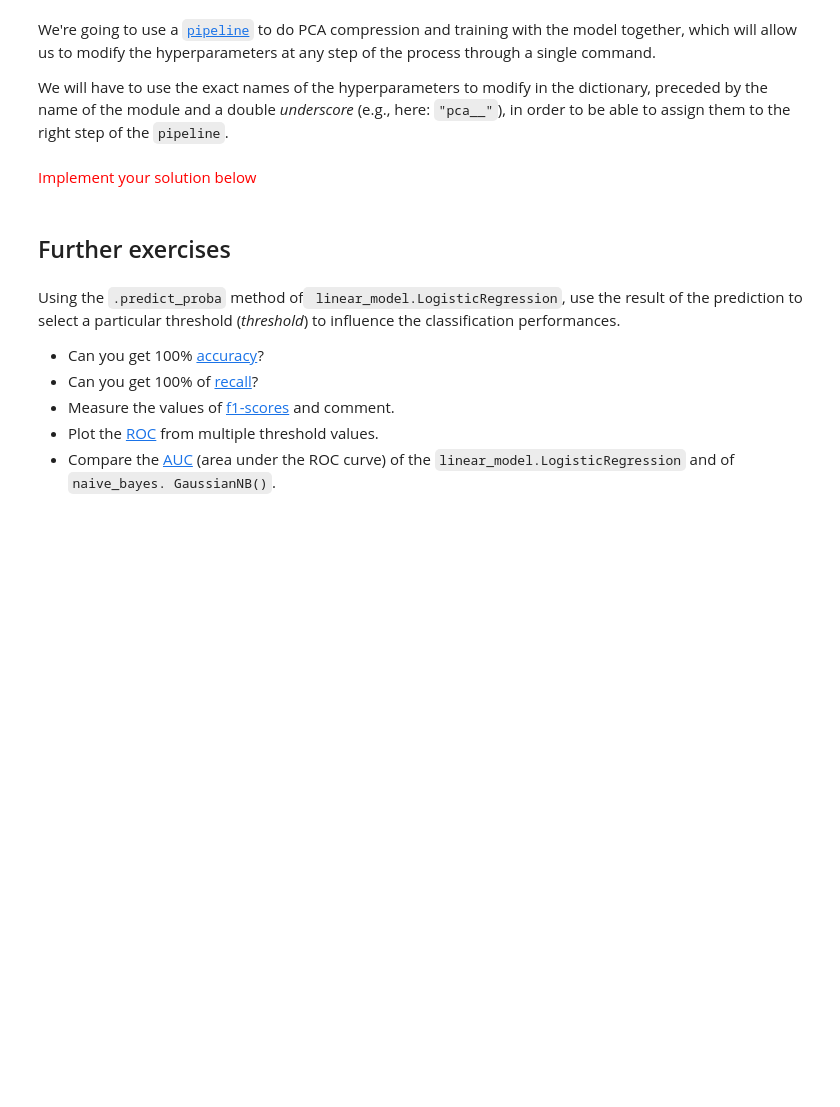
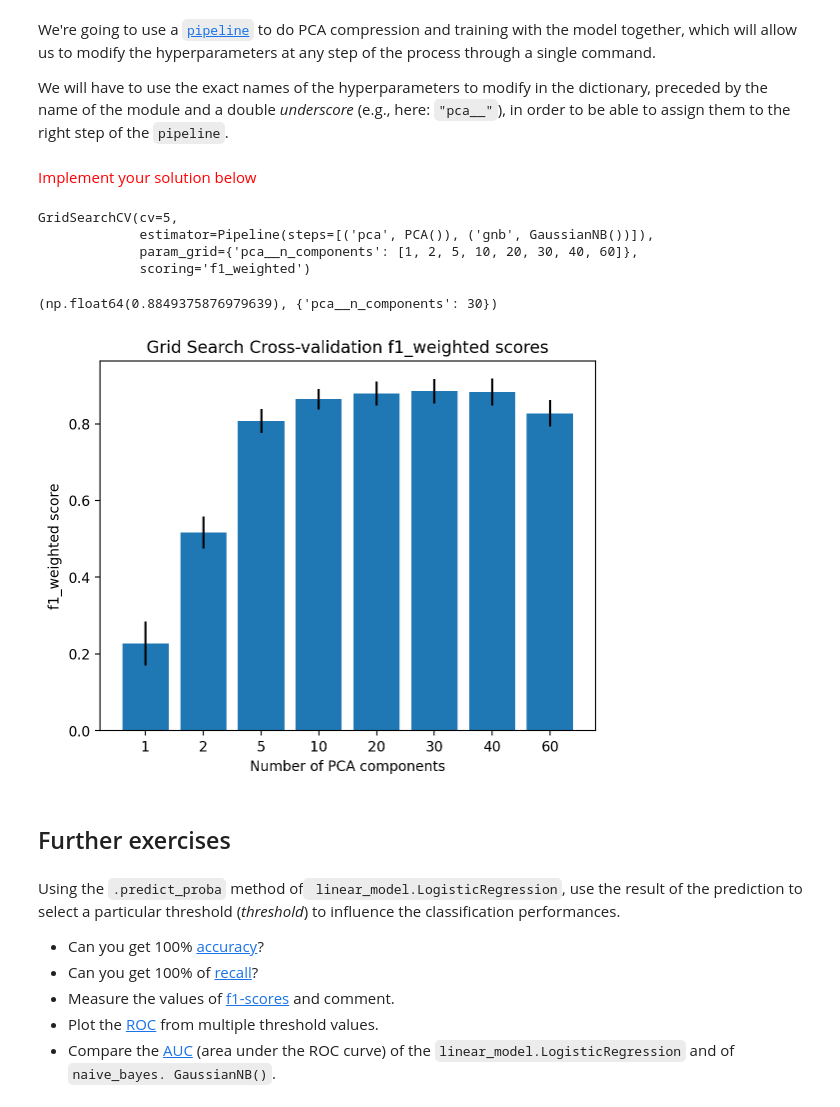
Before and after one commit to Wubpooz/APP5, a Jupyter notebook: Apprentissage_Automatise/TP 2 - Scikit-Learn - Evaluation.ipynb, the cells around one changed output. Cells and saved outputs as stored; diff of their text form; code cells hidden in the pictures; blank space fills up the shorter version.

```diff
--- a/Apprentissage_Automatise/TP 2 - Scikit-Learn - Evaluation.ipynb
+++ b/Apprentissage_Automatise/TP 2 - Scikit-Learn - Evaluation.ipynb
@@ -280,15 +300,46 @@ We will have to use the exact names of the hyperparameters to modify in the dict
 <span style="color:red">Implement your solution below</span>
 # %%
 # Define the pipeline
+from sklearn.pipeline import Pipeline
+
+pipe = Pipeline(
+    [
+        ("pca", decomposition.PCA()),
+        ("gnb", naive_bayes.GaussianNB()),
+    ]
+)
 # %%
 # Define the gridsearch using the pipeline and fit the model
+from sklearn.model_selection import GridSearchCV
+
+grid_search = GridSearchCV(pipe, param_grid, cv=5, scoring=SCORINGS)
+grid_search.fit(x_train, y_train)
+# %% [output]
+GridSearchCV(cv=5,
+             estimator=Pipeline(steps=[('pca', PCA()), ('gnb', GaussianNB())]),
+             param_grid={'pca__n_components': [1, 2, 5, 10, 20, 30, 40, 60]},
+             scoring='f1_weighted')
 # %%
 # Print the best prediction score obtained
 # and its corresponding hyperparameter value
+grid_search.best_score_, grid_search.best_params_
+# %% [output]
+(np.float64(0.8849375876979639), {'pca__n_components': 30})
 # %%
 # Plot a bar plot (or boxplot) showing the different prediction scores
 # for each tested hyperparameter
 # (including the error bars if bar plots are chosen)
+plt.bar(
+    [str(params["pca__n_components"]) for params in grid_search.cv_results_["params"]],
+    grid_search.cv_results_["mean_test_score"],
+    yerr=grid_search.cv_results_["std_test_score"],
+)
+plt.title(f"Grid Search Cross-validation {SCORINGS} scores")
+plt.xlabel("Number of PCA components")
+plt.ylabel(f"{SCORINGS} score")
+plt.show()
+# %% [output]
+[figure, added]
 # %% [markdown]
 ## Further exercises
 # %% [markdown]
```
Also changed, not shown: parts of 3 cells of this notebook.
